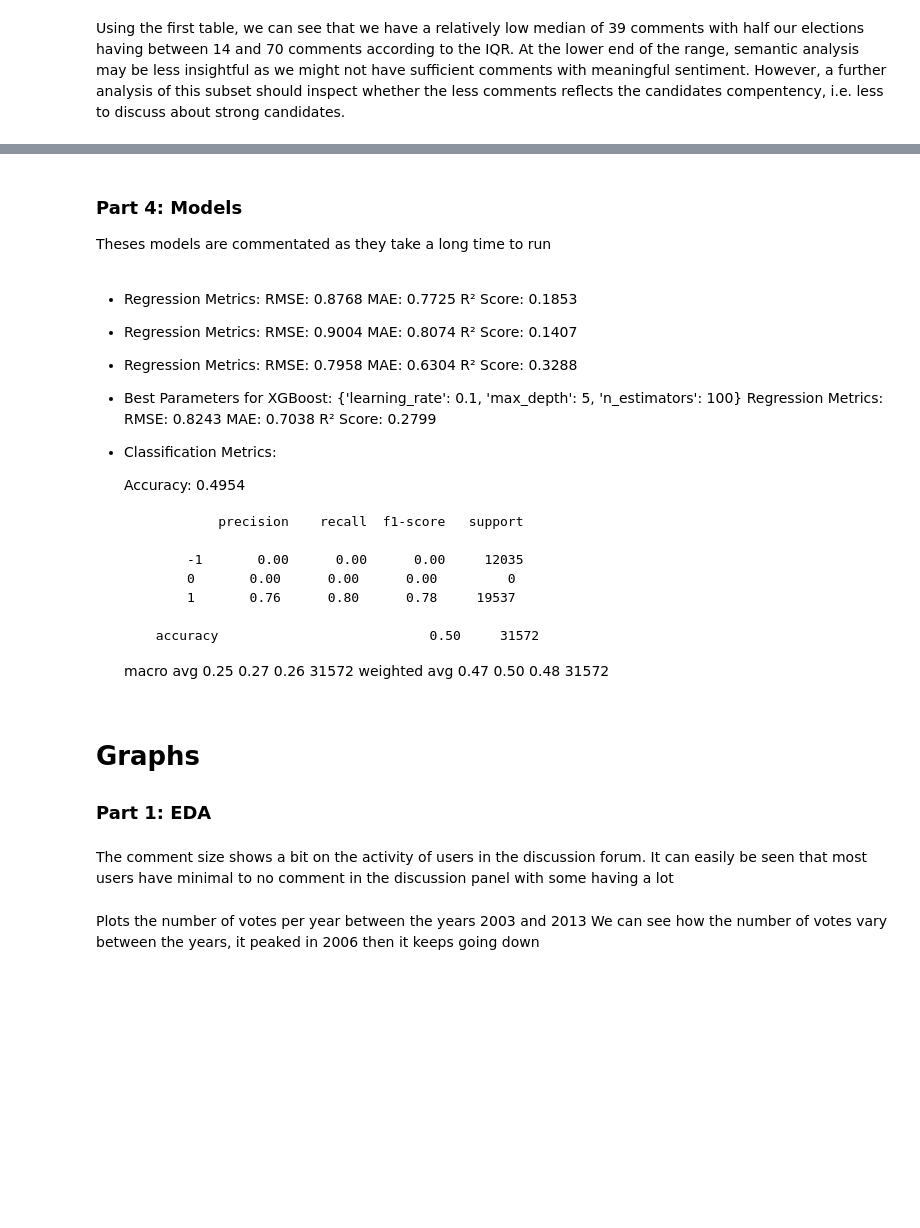
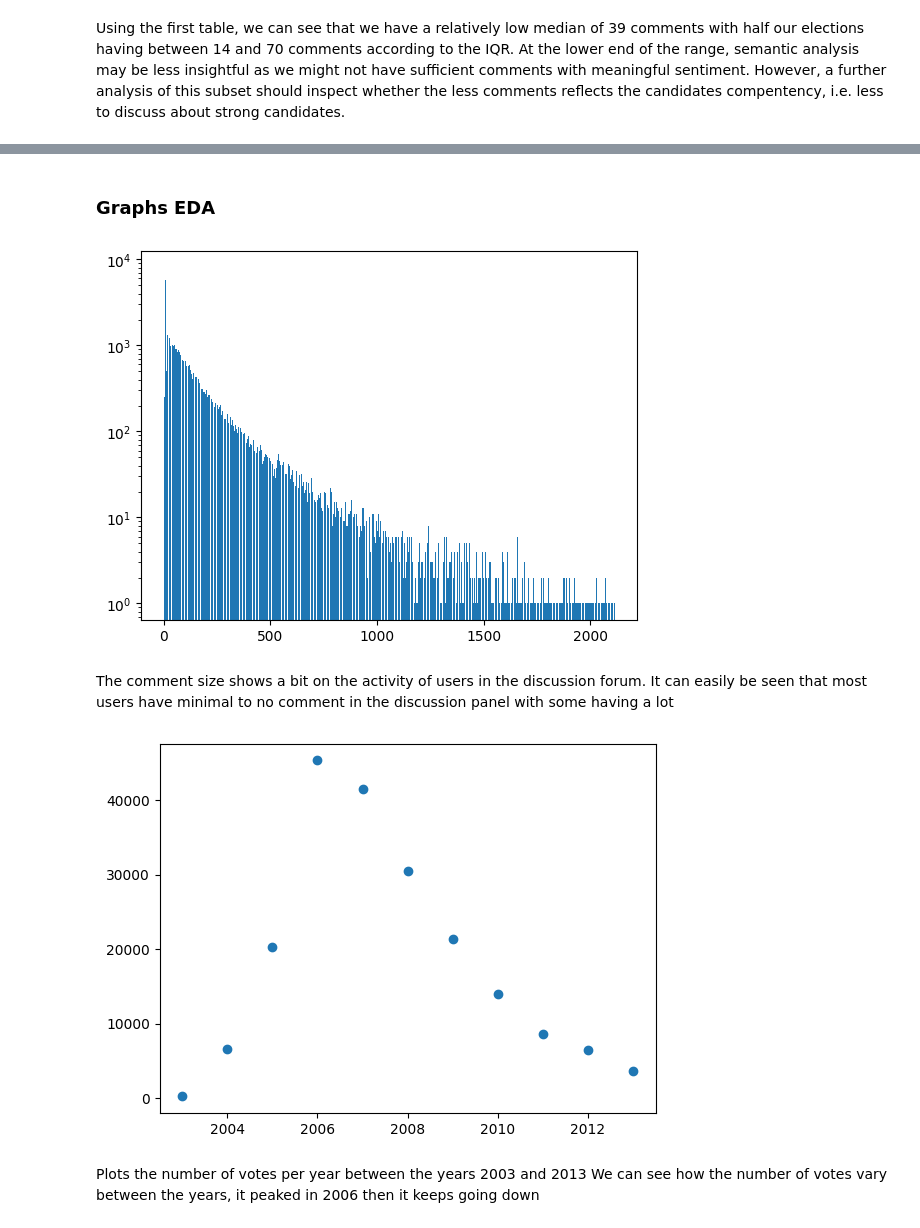
Before and after one commit to epfl-ada/ada-2024-project-ackthuallydeadalready, a Jupyter notebook: main.ipynb, the cells around one changed output, grey strips where cells are left out. Cells and saved outputs as stored; diff of their text form; code cells hidden in the pictures; blank space fills up the shorter version.

```diff
--- a/main.ipynb
+++ b/main.ipynb
@@ -24,0 +31,4 @@ print(f'We have data on {data['TGT'].nunique()} elections ranging from 2003 to 2
+# %%
+df_processed, df, unique_elections, unique_candidate_freq_table, single_runners_list, multiple_runners_list, flagged_elec_id = pre.preprossess_eda(data)
+df1 = df.copy()
+votes, df1 = pre.get_votes(df1)
@@ -159,3 +163,0 @@ Now we also do the same thing for all the TXT in the main dataset
-# %% [markdown]
-### Part 4: Models
-Theses models are commentated as they take a long time to run
@@ -168,38 +164,8 @@ Theses models are commentated as they take a long time to run
-# %% [markdown]
-- Regression Metrics:
-    RMSE: 0.8768
-    MAE: 0.7725
-    R² Score: 0.1853
-- Regression Metrics:
-    RMSE: 0.9004
-    MAE: 0.8074
-    R² Score: 0.1407
-- Regression Metrics:
-    RMSE: 0.7958
-    MAE: 0.6304
-    R² Score: 0.3288
-- Best Parameters for XGBoost: {'learning_rate': 0.1, 'max_depth': 5, 'n_estimators': 100}
-    Regression Metrics:
-    RMSE: 0.8243
-    MAE: 0.7038
-    R² Score: 0.2799
-- Classification Metrics:
-
-    Accuracy: 0.4954
-
-                precision    recall  f1-score   support
-
-            -1       0.00      0.00      0.00     12035
-            0       0.00      0.00      0.00         0
-            1       0.76      0.80      0.78     19537
-
-        accuracy                           0.50     31572
-    macro avg       0.25      0.27      0.26     31572
-    weighted avg       0.47      0.50      0.48     31572
 # %% [markdown]
-# Graphs
-### Part 1: EDA
+### Graphs EDA
 # %%
-plot.comment_size(data)
+plot.comment_size(df)
+# %% [output]
+[figure, added]
 # %% [markdown]
 The comment size shows a bit on the activity of users in the discussion forum. It can easily be seen that most users have minimal to no comment in the discussion panel with some having a lot
@@ -208,3 +172,7 @@ plot.plot_byYear(data)
+# %%
+plot.scatter_votes_year(df)
+# %% [output]
+[figure, added]
 # %% [markdown]
 Plots the number of votes per year between the years 2003 and 2013
 We can see how the number of votes vary between the years, it peaked in 2006 then it keeps going down
```
Also changed, not shown: parts of 68 cells of this notebook.
